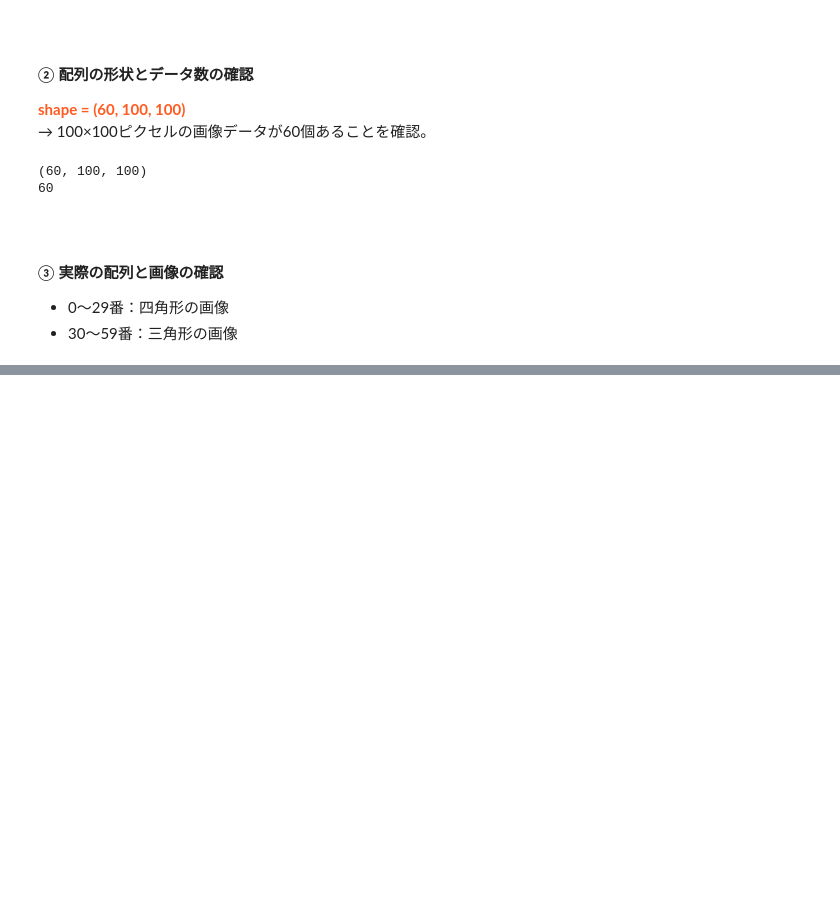
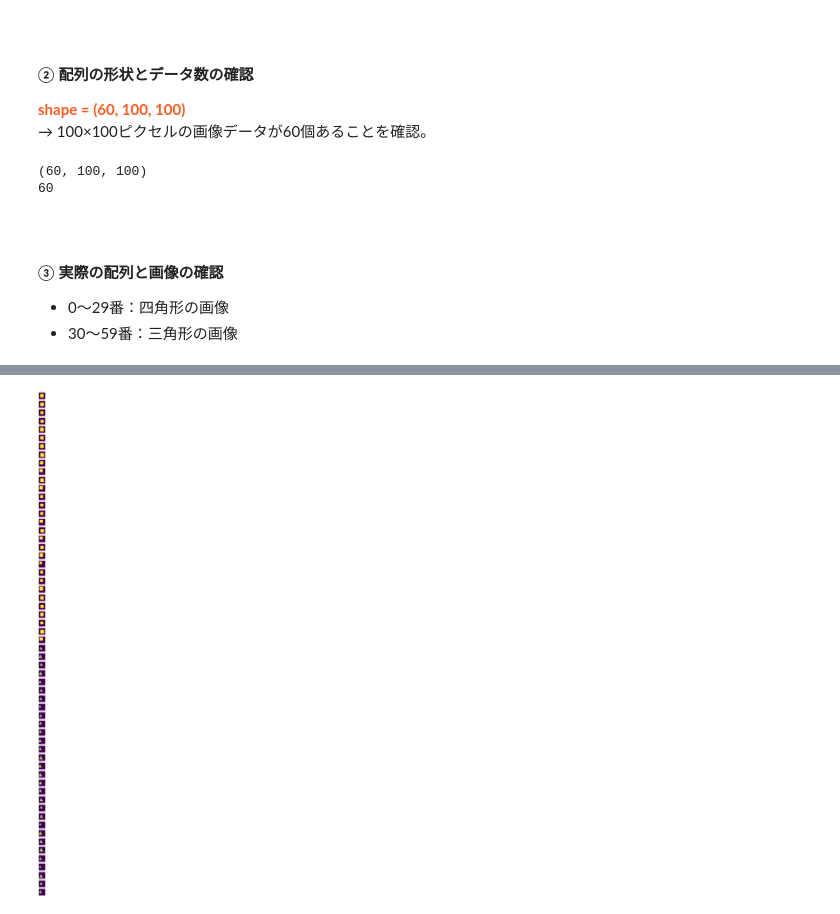
Before and after one commit to KaiLynn99/python_alone, a Jupyter notebook: 2026 10月/10.13 (76日目)/【機械学習】 9. 教師なし学習：クラスタリング.ipynb, the cells around one changed output, grey strips where cells are left out. Drawn from its saved outputs; the diff is of its cells as text; code cells hidden in the pictures; blank space fills up the shorter version.

```diff
--- a/2026 10月/10.13 (76日目)/【機械学習】 9. 教師なし学習：クラスタリング.ipynb
+++ b/2026 10月/10.13 (76日目)/【機械学習】 9. 教師なし学習：クラスタリング.ipynb
@@ -106,0 +163,13 @@ display(loaded_arr[30])
+# %%
+kmeans = KMeans(
+    n_clusters=2, # `n_clusters=2`：データを2つのクラスタに分割
+    random_state=1 # `random_state=1`：初期値を固定し、同じ結果を再現しやすくする
+)
+
+cluster = kmeans.fit_predict(X)
+
+print(cluster)
+
+# 以下と同じコード
+# kmeans.fit(X) # 学習
+# クラスタ = kmeans.labels_ # 結果を保存
@@ -106,0 +192,30 @@ display(loaded_arr[30])
+# %%
+# 60行1列のサブプロットを作成
+fig, axes = plt.subplots(60, 1, figsize=(100, 100))
+
+# 60枚の画像を順番に表示
+for i in range(60):
+    ax = axes[i]
+
+    # 画像を表示
+    ax.imshow(loaded_arr[i])
+
+    # クラスタ番号（0 または 1）
+    c = cluster[i]
+
+    # クラスタ番号によってタイトルの色を変更
+    color = "red" if c == 0 else "blue"
+
+    # インデックス番号とクラスタ番号を表示
+    ax.set_title(
+        f'index{i} result {c}',
+        color=color
+    )
+
+    # x・y軸を非表示
+    ax.axis("off")
+
+plt.tight_layout()
+plt.show()
+# %% [output]
+[figure, added]
```
Also changed, not shown: parts of 38 cells of this notebook, 1 other file.
